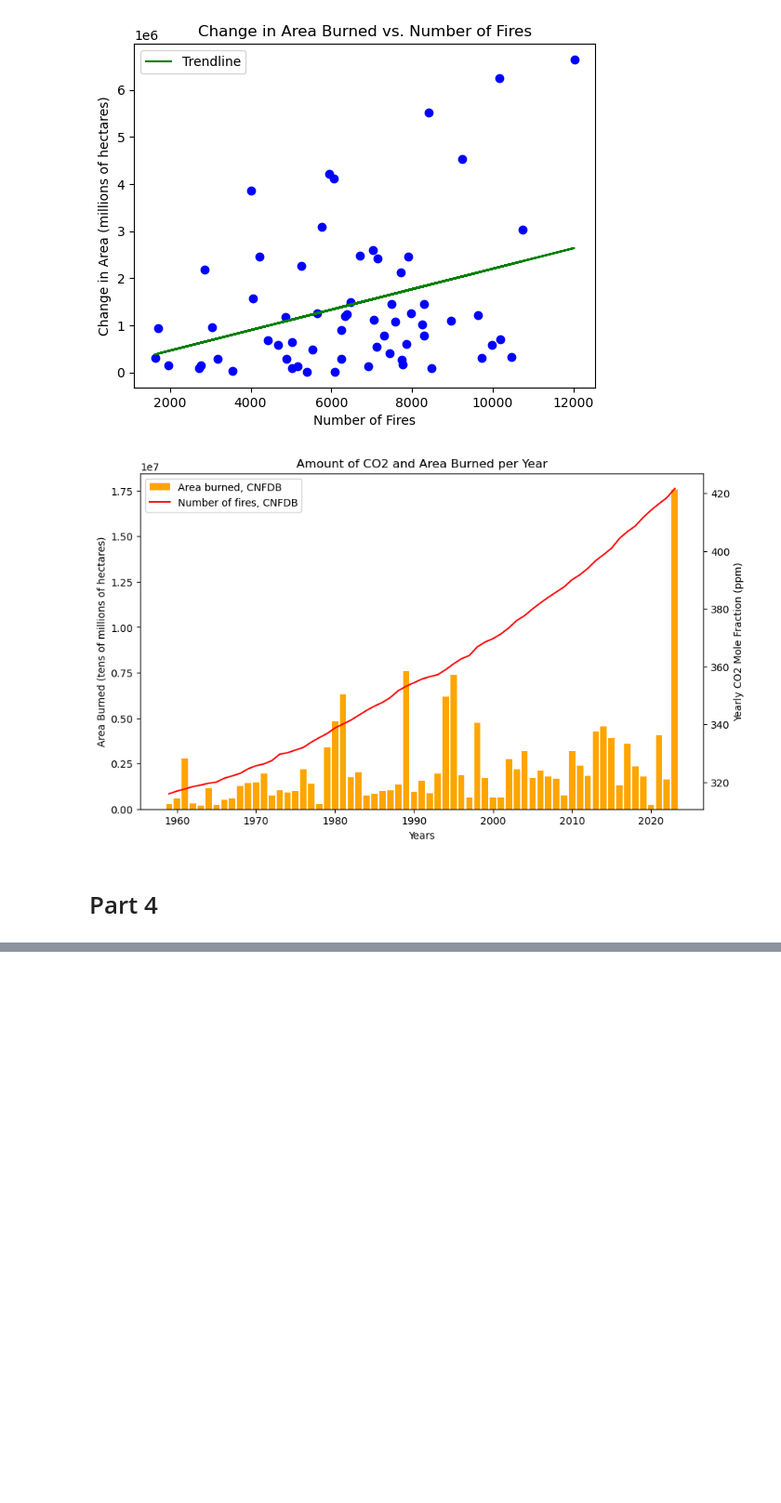
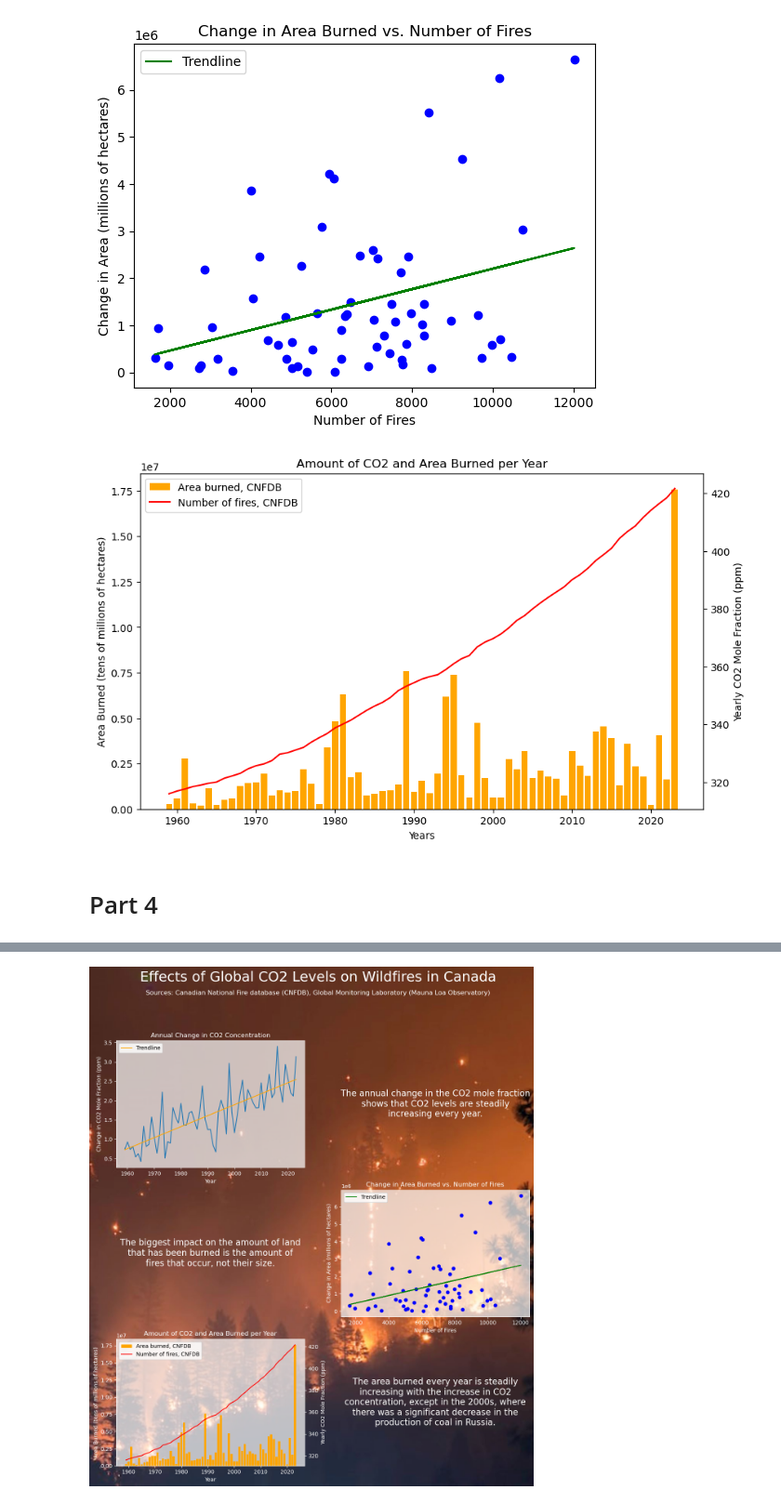
Before and after one commit to Ameridiem7903/ENDG310-Lab2, a Jupyter notebook: Lab2-data.ipynb, the cells around one changed output, grey strips where cells are left out. Shown at 93% size. Saved outputs shown, nothing was run; the diff lists cells and outputs as text; code cells hidden in the pictures; blank space fills up the shorter version.

Commit message:
Fixed data files

```diff
--- a/Lab2-data.ipynb
+++ b/Lab2-data.ipynb
@@ -46,12 +53,7 @@ plt.show()
 # %% [markdown]
 # Part 3
 # %%
-import numpy as np
-
 # CO2 increase vs. area burned
-co2_data = pd.read_csv('Data/co2_mm_mlo.csv', comment = '#')
-wildfire_data = pd.read_csv("Data/NFDB_point_stats.csv", comment = '#', thousands = ',')
-
 yearly_co2 = co2_data.groupby('year')['average'].mean()
 co2_difference = []
 iterator = 1959
@@ -77,7 +79,6 @@ plt.xlabel("Year")
 plt.show()
 
 ###########################################################################################################################################
-
 # Change in area burned vs. number of fires
 area_diff = []
 area_data = wildfire_data["TOTAL_HA"]
@@ -101,13 +102,13 @@ plt.xlabel("Number of Fires")
 plt.ylabel("Change in Area (millions of hectares)")
 plt.legend()
 plt.show()
+
 ###########################################################################################################################################
-
 # Fires > 200 ha and amount of CO2 per year
 recent_co2 = yearly_co2[1:]
 flipped_co2 = recent_co2[::-1]
 fig, ax1 = plt.subplots(figsize = (10,6))
-ax1.bar(data["YEAR"], data["TOTAL_HA"], color = 'orange', label = "Area burned, CNFDB")
+ax1.bar(wildfire_data["YEAR"], wildfire_data["TOTAL_HA"], color = 'orange', label = "Area burned, CNFDB")
 ax1.set_ylabel("Area Burned (tens of millions of hectares)")
 ax2 = ax1.twinx()
 ax2.plot(wildfire_data["YEAR"], flipped_co2, color = 'red', label = "Number of fires, CNFDB")
@@ -255,0 +131,85 @@ plt.show()
+# %%
+# Chat GPT: Set graphs to white
+plt.rcParams.update({
+    'axes.labelcolor': 'white',     # Axis label color
+    'xtick.color': 'white',        # X-axis tick color
+    'ytick.color': 'white',        # Y-axis tick color
+    'axes.edgecolor': 'white',     # Axis edge color
+})
+
+# Chat GPT: Can you give me an example of coding an infographic with three charts in python?
+
+# Create a figure with three rows and two columns of subplots
+bg_image = plt.imread('photo-1511027643875-5cbb0439c8f1.jpg')
+fig, axes = plt.subplots(nrows=3, ncols=2, figsize=(12, 12))
+fig.figimage(bg_image, zorder = -1)
+for ax in np.ravel(axes):
+    ax.patch.set_alpha(0.7)
+
+# First chart:
+axes[0, 0].plot(years, co2_difference)
+axes[0, 0].plot(years, predicted_values, label = 'Trendline', color = 'orange')
+axes[0, 0].set_title('Annual Change in CO2 Concentration', color = 'white')
+axes[0, 0].set_xlabel('Year')
+axes[0, 0].set_ylabel('Change in CO2 Mole Fraction (ppm)')
+axes[0, 0].legend()
+
+# Second chart:
+axes[1, 1].scatter(fire_data, area_diff, color = 'blue')
+axes[1, 1].plot(fire_data, predicted_values2, label = 'Trendline', color = 'green')
+axes[1, 1].set_title('Change in Area Burned vs. Number of Fires', color = 'white')
+axes[1, 1].set_xlabel('Number of Fires')
+axes[1, 1].set_ylabel('Change in Area (millions of hectares)')
+axes[1, 1].legend()
+
+# Third chart:
+ax3_0 = axes[2, 0]
+ax3_1 = ax3_0.twinx()   # Create a secondary y-axis
+ax3_0.bar(wildfire_data["YEAR"], wildfire_data["TOTAL_HA"], color = 'orange', label = "Area burned, CNFDB")
+ax3_1.plot(wildfire_data["YEAR"], flipped_co2, color = 'red', label = "Number of fires, CNFDB")
+ax3_0.set_title('Amount of CO2 and Area Burned per Year', color = 'white')
+ax3_0.set_xlabel('Year')
+ax3_0.set_ylabel('Area Burned (tens of millions of hectares)')
+ax3_1.set_ylabel('Yearly CO2 Mole Fraction (ppm)')
+lines_0, labels_0 = ax3_0.get_legend_handles_labels()   # Add a legend for the dual y-axis chart
+lines_1, labels_1 = ax3_1.get_legend_handles_labels()
+ax3_0.legend(lines_0 + lines_1, labels_0 + labels_1, loc='upper left')
+
+# Text for analysing data
+co2_text = '''The annual change in the CO2 mole fraction
+shows that CO2 levels are steadily
+increasing every year.'''
+num_fires_text = '''The biggest impact on the amount of land
+that has been burned is the amount of
+fires that occur, not their size.'''
+fire_area_text = '''The area burned every year is steadily
+increasing with the increase in CO2
+concentration, except in the 2000s, where
+there was a significant decrease in the
+production of coal in Russia.'''
+
+# Hide the empty subplots
+axes[0, 1].axis('off')
+axes[0, 1].text(0.5, 0.5, co2_text, fontsize=16, ha='center', va='center', color='white')
+axes[1, 0].axis('off')
+axes[1, 0].text(0.5, 0.5, num_fires_text, fontsize=16, ha='center', va='center', color='white')
+axes[2, 1].axis('off')
+axes[2, 1].text(0.5, 0.5, fire_area_text, fontsize=16, ha='center', va='center', color='white')
+
+# Add text to the infographic
+text_x = 0.5  # X-coordinate for the text
+text_y = 1.1  # Y-coordinate for the text
+fig.text(text_x, text_y, 'Effects of Global CO2 Levels on Wildfires in Canada', fontsize=26, ha='center', color = 'white')
+fig.text(text_x, text_y - 0.03, 'Sources: Canadian National Fire database (CNFDB), Global Monitoring Laboratory (Mauna Loa Observatory)',
+         fontsize=12, ha='center', color = 'white')
+
+# Adjust spacing between subplots
+plt.tight_layout()
+
+# Save the infographic as an image (optional)
+plt.savefig('infographic.png', bbox_inches = 'tight')
+
+# Display the infographic
+plt.show()
+# %% [output]
+[figure, added]
```
Also changed, not shown: parts of 2 cells of this notebook, 2 other files.
